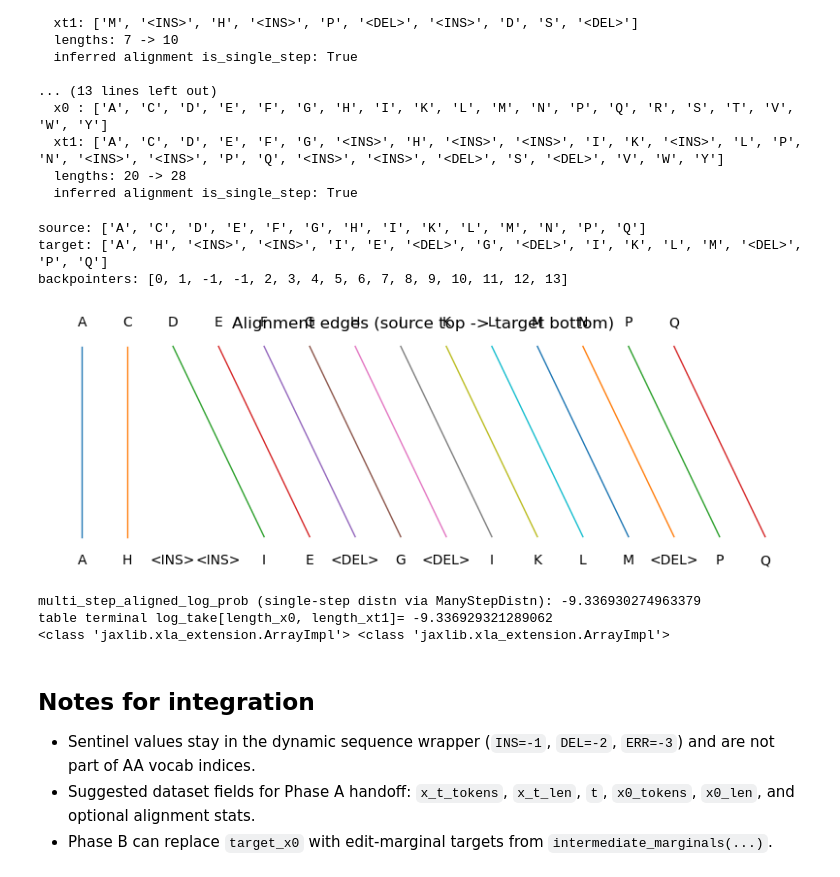
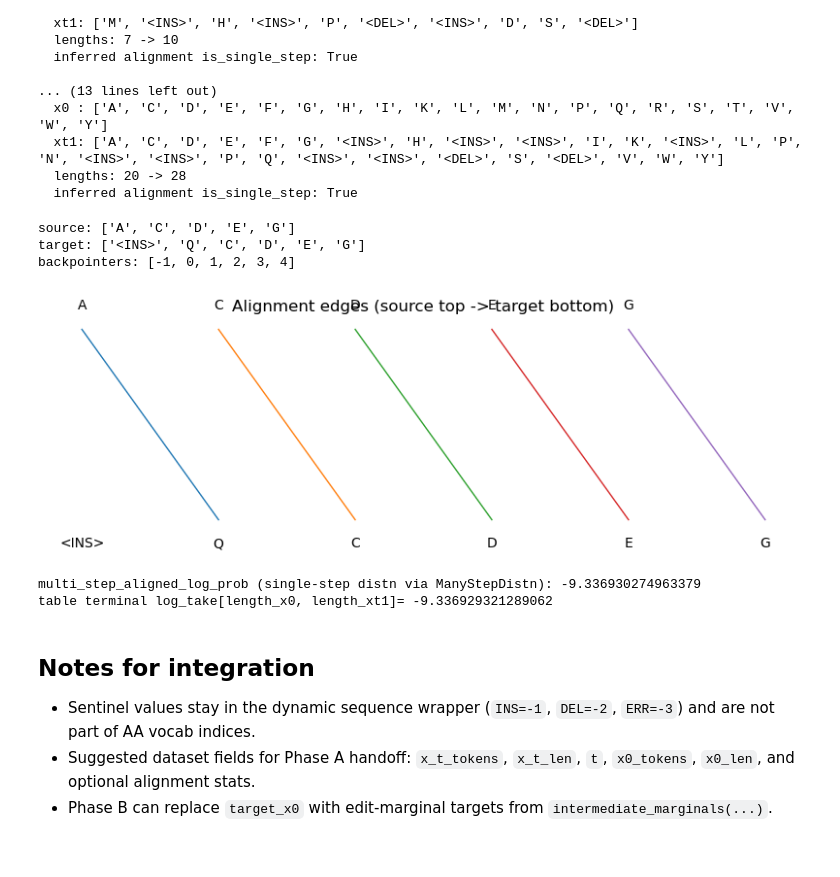
Before and after one commit to jlapin1/denovo_base, a Jupyter notebook: notebook_d3pm_ins_del_explore.ipynb, the cells around one changed output. Saved outputs shown, nothing was run; the diff lists cells and outputs as text; code cells hidden in the pictures.

```diff
--- a/notebook_d3pm_ins_del_explore.ipynb
+++ b/notebook_d3pm_ins_del_explore.ipynb
@@ -166,39 +166,39 @@ Example 1
   inferred alignment is_single_step: True
 # %%
 # Optional quick alignment visualization for one example
-ex = 2
+ex = 0
 x0, xt1, align_sampled, align_inferred = samples[ex]
 
 src = decode_token_ids(dyn_seq_to_list(x0))
 tgt = decode_token_ids(dyn_seq_to_list(xt1))
 bp = np.array(align_inferred.backpointers[:int(align_inferred.after_length)])
 
 print('source:', src)
 print('target:', tgt)
 print('backpointers:', bp.tolist())
 
 fig, ax = plt.subplots(1, 1, figsize=(10, 2.8))
 ax.axis('off')
 for i, tok in enumerate(src):
     ax.text(i, 1.0, tok, ha='center', va='center')
 for j, tok in enumerate(tgt):
     ax.text(j, 0.0, tok, ha='center', va='center')
 for j, i in enumerate(bp):
     if i >= 0 and i < len(src):
         ax.plot([i, j], [0.9, 0.1], linewidth=1.0)
 ax.set_title('Alignment edges (source top -> target bottom)')
 plt.show()
 # %% [output]
-source: ['A', 'C', 'D', 'E', 'F', 'G', 'H', 'I', 'K', 'L', 'M', 'N', 'P', 'Q']
-target: ['A', 'H', '<INS>', '<INS>', 'I', 'E', '<DEL>', 'G', '<DEL>', 'I', 'K', 'L', 'M', '<DEL>', 'P', 'Q']
-backpointers: [0, 1, -1, -1, 2, 3, 4, 5, 6, 7, 8, 9, 10, 11, 12, 13]
+source: ['A', 'C', 'D', 'E', 'G']
+target: ['<INS>', 'Q', 'C', 'D', 'E', 'G']
+backpointers: [-1, 0, 1, 2, 3, 4]
-[figure, old version]
+[figure, new version]
 # %%
 # multi_step_aligned_log_prob sanity on same sampled pair
 import torch
 
 
-x0, xt1, _, align = samples[0]
+x0, xt1, _, align = samples[ex]
 many = fp.ManyStepDistn.from_single_step(one_step)
 
 lp = fp.multi_step_aligned_log_prob(x0, xt1, align, many)
@@ -212,7 +212,6 @@ print('table terminal log_take[length_x0, length_xt1]=', float(log_take[i, j]))
 # %% [output]
 multi_step_aligned_log_prob (single-step distn via ManyStepDistn): -9.336930274963379
 table terminal log_take[length_x0, length_xt1]= -9.336929321289062
-<class 'jaxlib.xla_extension.ArrayImpl'> <class 'jaxlib.xla_extension.ArrayImpl'>
 # %%
 # Build a small multi-step schedule using training_setup helper
 @dataclass
```
Also changed, not shown: 7 other files.
